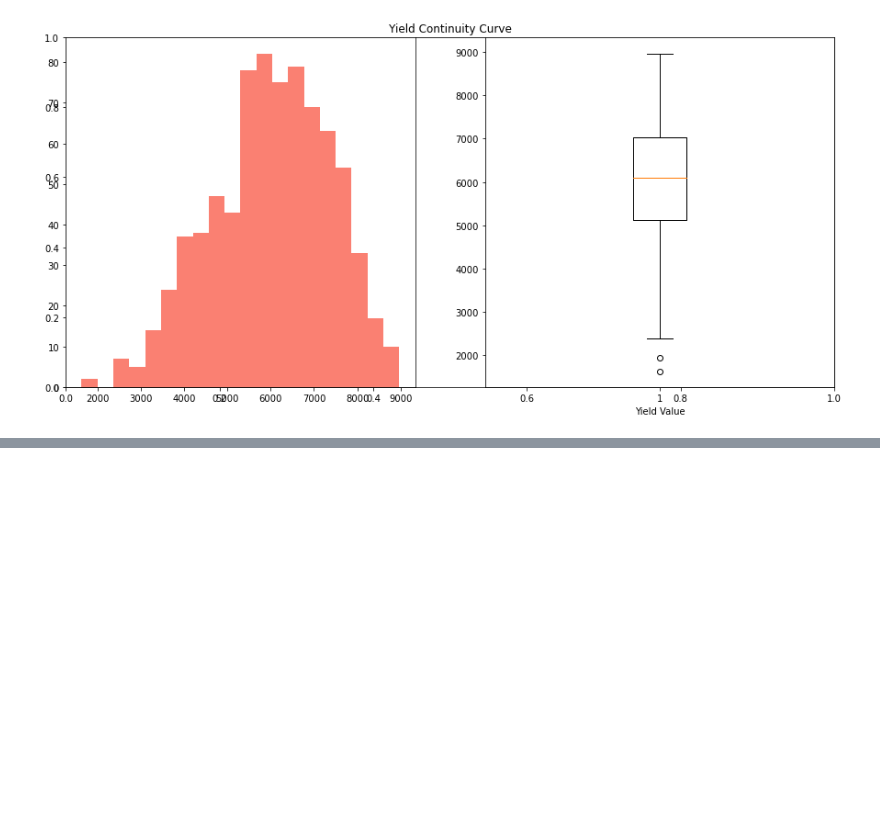
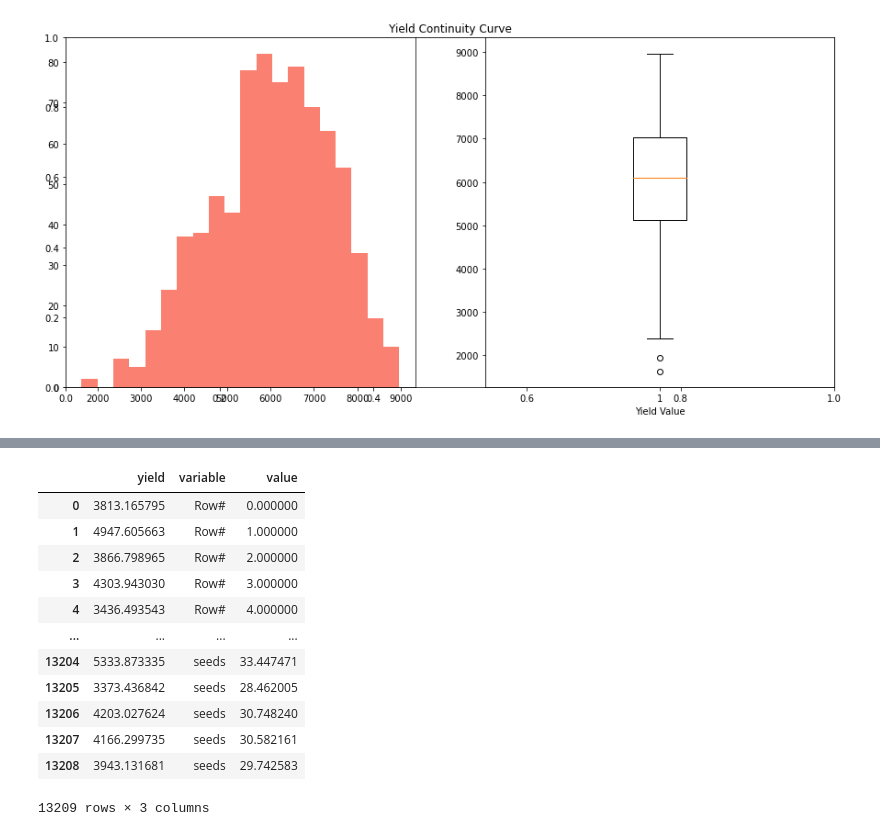
Before and after one commit to vedanthv/wild-blueberry-pollination-simulation-prediction, a Jupyter notebook: WildBlueBerryYieldPred.ipynb, the cells around one changed output, grey strips where cells are left out. Cells and saved outputs as stored; diff of their text form; code cells hidden in the pictures; blank space fills up the shorter version.

```diff
--- a/WildBlueBerryYieldPred.ipynb
+++ b/WildBlueBerryYieldPred.ipynb
@@ -173,0 +208,18 @@ ax2.boxplot(x)
+# %%
+unpivot = pd.melt(berry_data,berry_data.describe().columns[-1])
+# %%
+unpivot
+# %% [output]
+|  | yield | variable | value |
+| 0 | 3813.165795 | Row# | 0.000000 |
+| 1 | 4947.605663 | Row# | 1.000000 |
+| 2 | 3866.798965 | Row# | 2.000000 |
+| 3 | 4303.943030 | Row# | 3.000000 |
+| 4 | 3436.493543 | Row# | 4.000000 |
+| ... | ... | ... | ... |
+| 13204 | 5333.873335 | seeds | 33.447471 |
+| 13205 | 3373.436842 | seeds | 28.462005 |
+| 13206 | 4203.027624 | seeds | 30.748240 |
+| 13207 | 4166.299735 | seeds | 30.582161 |
+| 13208 | 3943.131681 | seeds | 29.742583 |
+13209 rows × 3 columns
```
Also changed, not shown: parts of 5 cells of this notebook.
